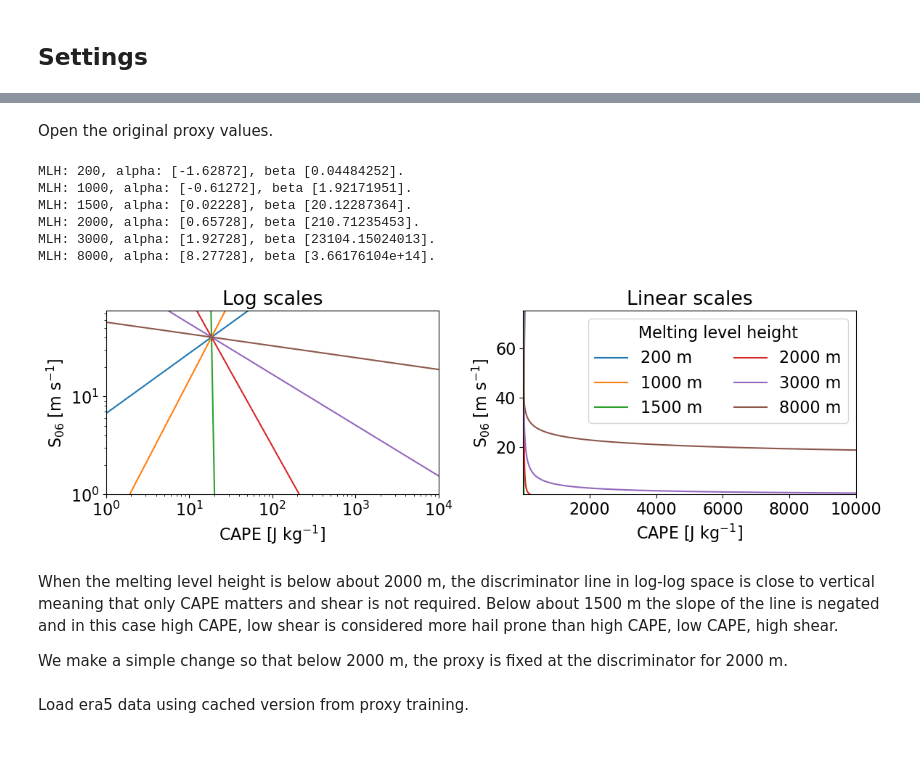
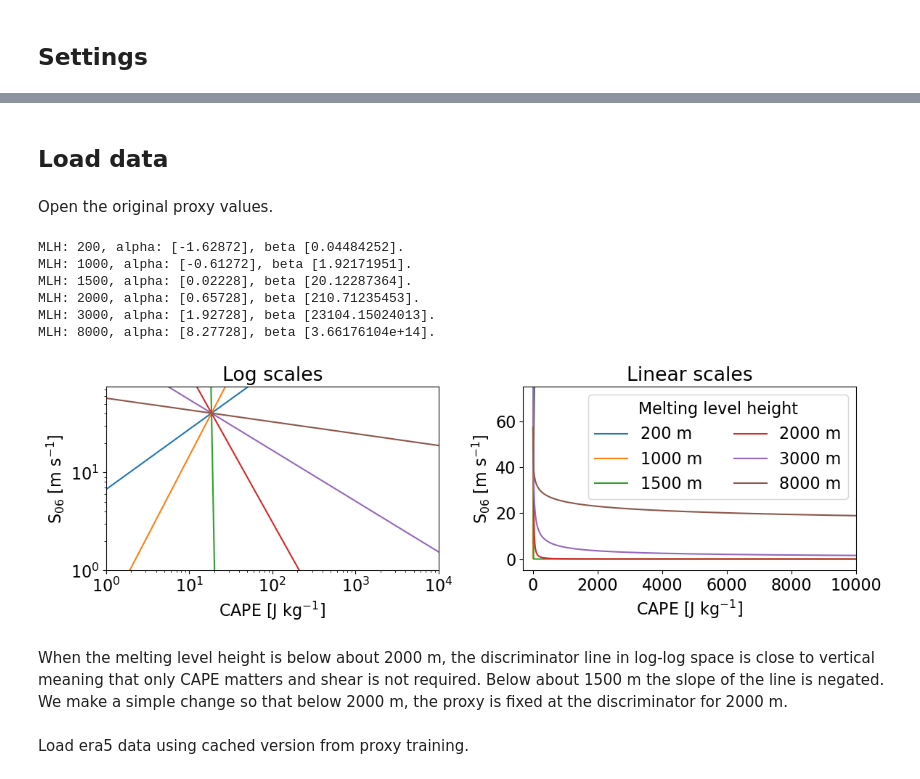
Before and after one commit to traupach/future_hail_global, a Jupyter notebook: analysis/proxy_update.ipynb, the cells around one changed output, grey strips where cells are left out. Drawn from its saved outputs; the diff is of its cells as text; code cells hidden in the pictures; blank space fills up the shorter version.

Commit message:
Updated proxy figure.

```diff
--- a/analysis/proxy_update.ipynb
+++ b/analysis/proxy_update.ipynb
@@ -48,3 +63,5 @@ print(client)
+# %% [markdown]
+## Load data
 # %% [markdown]
 Open the original proxy values.
 # %%
@@ -53,20 +70,17 @@ with open(proxy_results_file, 'r') as f:
 extra_conditions = pd.read_csv(proxy_conds_file)
 band_var = era5_results['band_variable']
 # %%
-reload(updated_proxy)
 updated_proxy.plot_proxy_discrims(era5_results=era5_results, file='results/supplementary/proxy_by_MLH.pdf', figsize=(12,4))
 # %% [output]
 MLH: 200, alpha: [-1.62872], beta [0.04484252].
 MLH: 1000, alpha: [-0.61272], beta [1.92171951].
 MLH: 1500, alpha: [0.02228], beta [20.12287364].
 MLH: 2000, alpha: [0.65728], beta [210.71235453].
 MLH: 3000, alpha: [1.92728], beta [23104.15024013].
 MLH: 8000, alpha: [8.27728], beta [3.66176104e+14].
-[figure, old version]
+[figure, new version]
 # %% [markdown]
-When the melting level height is below about 2000 m, the discriminator line in log-log space is close to vertical meaning that only CAPE matters and shear is not required. Below about 1500 m the slope of the line is negated and in this case high CAPE, low shear is considered more hail prone than high CAPE, low CAPE, high shear.
-
-We make a simple change so that below 2000 m, the proxy is fixed at the discriminator for 2000 m.
+When the melting level height is below about 2000 m, the discriminator line in log-log space is close to vertical meaning that only CAPE matters and shear is not required. Below about 1500 m the slope of the line is negated. We make a simple change so that below 2000 m, the proxy is fixed at the discriminator for 2000 m.
 # %% [markdown]
 Load era5 data using cached version from proxy training.
 # %%
```
Also changed, not shown: parts of 29 cells of this notebook, 8 other files.
